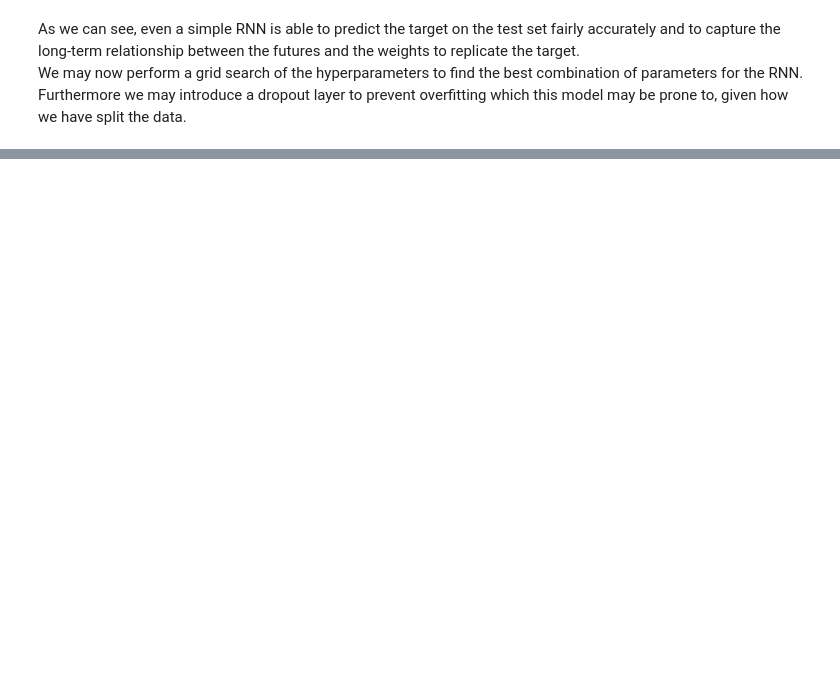
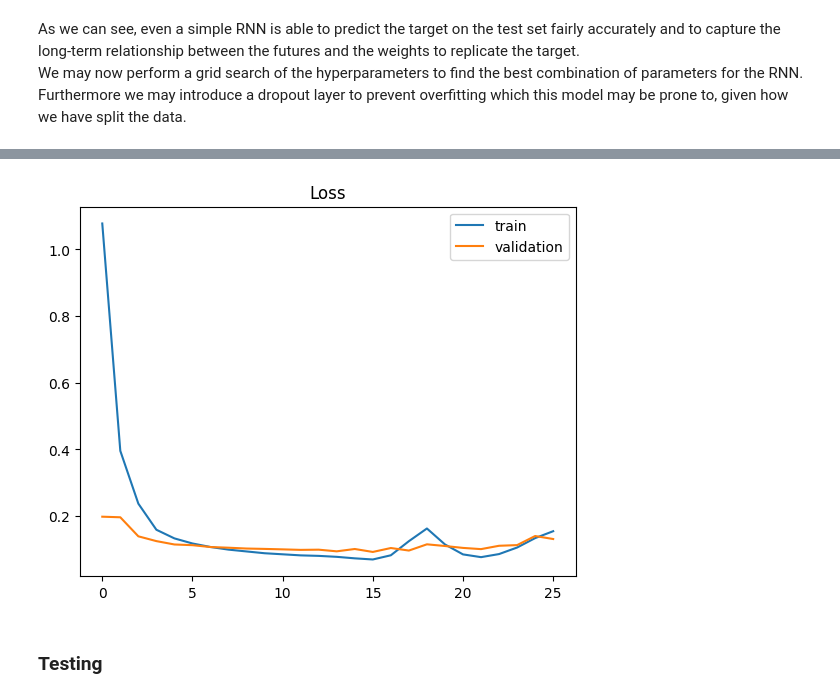
Before and after one commit to jstringara/Fintech, a Jupyter notebook: FinalProject/neuralReplication.ipynb, the cells around one changed output, grey strips where cells are left out. Drawn from its saved outputs; the diff is of its cells as text; code cells hidden in the pictures; blank space fills up the shorter version.

```diff
--- a/FinalProject/neuralReplication.ipynb
+++ b/FinalProject/neuralReplication.ipynb
@@ -409,0 +531,12 @@ model may be prone to, given how we have split the data.
+# %%
+# compile the model
+
+model.compile(optimizer=Adam(learning_rate=0.001), loss='mse')
+
+early_stop = EarlyStopping(monitor='val_loss', patience=10, verbose=1,
+    restore_best_weights=True)
+
+# train the model
+history = model.fit(x_train, y_train, epochs=epochs, batch_size=batch_size,
+    validation_data=(x_val, y_val), callbacks=[early_stop], verbose=2,
+    shuffle=False)
@@ -409,0 +561,10 @@ model may be prone to, given how we have split the data.
+# %%
+plt.plot(history.history['loss'], label='train')
+plt.plot(history.history['val_loss'], label='validation')
+plt.legend()
+plt.title('Loss')
+plt.show()
+# %% [output]
+[figure, added]
+# %% [markdown]
+### Testing
```
Also changed, not shown: parts of 25 cells of this notebook, 1 other file.
